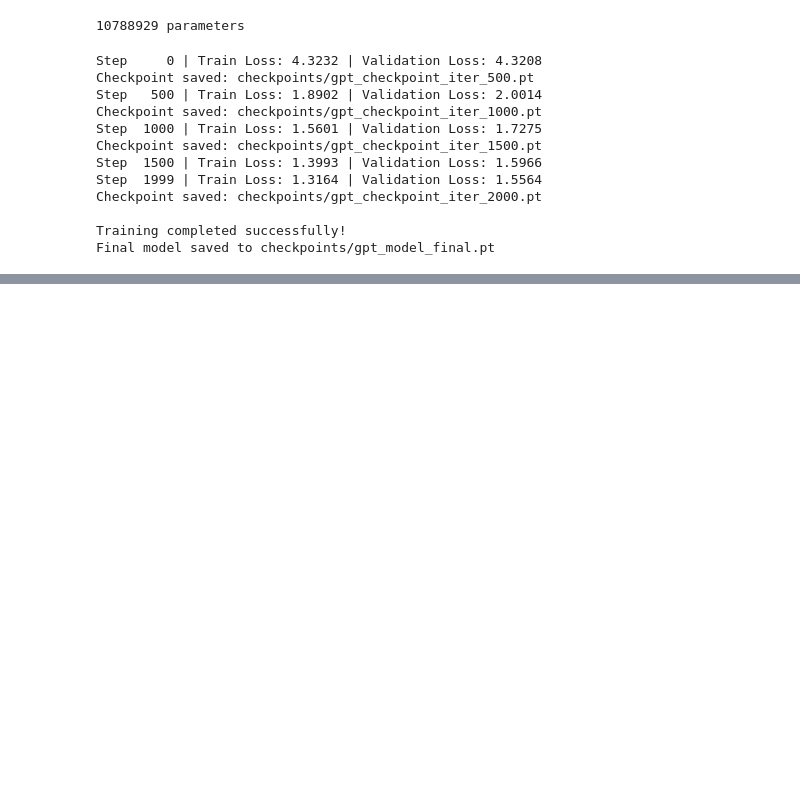
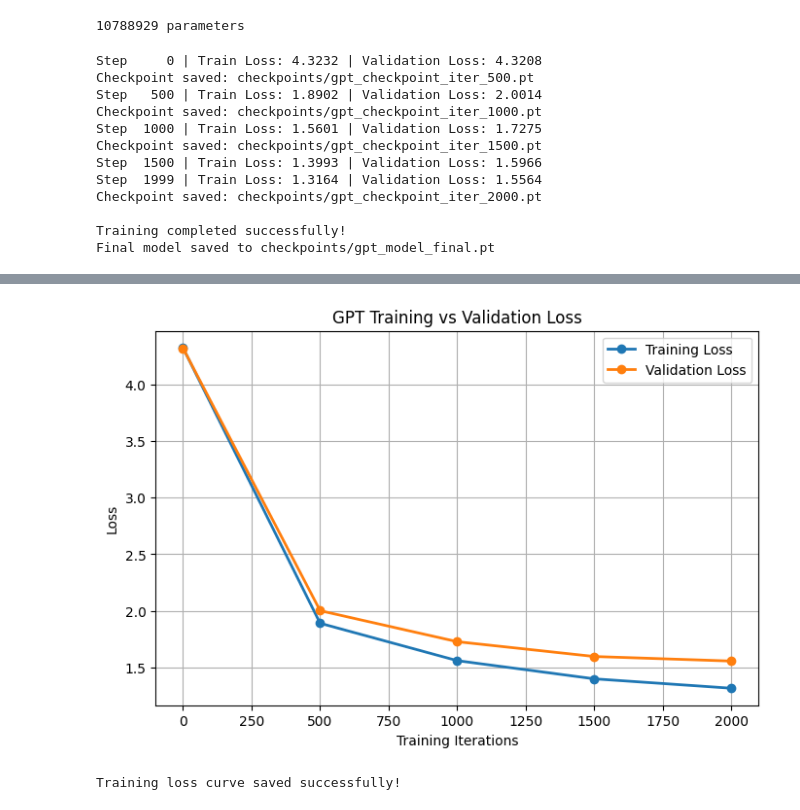
Before and after one commit to AmanGupta3995377/GPT2-From-Scratch, a Jupyter notebook: notebooks/GPT2_From_Scratch.ipynb, the cells around one changed output, grey strips where cells are left out. Cells and saved outputs as stored; diff of their text form; code cells hidden in the pictures; blank space fills up the shorter version.

Commit message:
Genreated the text from trained model and generated the loss curve

```diff
--- a/notebooks/GPT2_From_Scratch.ipynb
+++ b/notebooks/GPT2_From_Scratch.ipynb
@@ -1179,0 +1239,32 @@ Final model saved to checkpoints/gpt_model_final.pt
+# %%
+import matplotlib.pyplot as plt
+
+evaluation_steps = [0, 500, 1000, 1500, 1999]
+
+plt.figure(figsize=(8,5))
+
+plt.plot(evaluation_steps, train_losses,
+         marker="o",
+         linewidth=2,
+         label="Training Loss")
+
+plt.plot(evaluation_steps, val_losses,
+         marker="o",
+         linewidth=2,
+         label="Validation Loss")
+
+plt.xlabel("Training Iterations")
+plt.ylabel("Loss")
+plt.title("GPT Training vs Validation Loss")
+
+plt.legend()
+plt.grid(True)
+
+plt.savefig("training_loss_curve.png", dpi=300, bbox_inches="tight")
+
+plt.show()
+
+print("Training loss curve saved successfully!")
+# %% [output]
+[figure, added]
+Training loss curve saved successfully!
```
Also changed, not shown: parts of 4 cells of this notebook, 3 other files.
